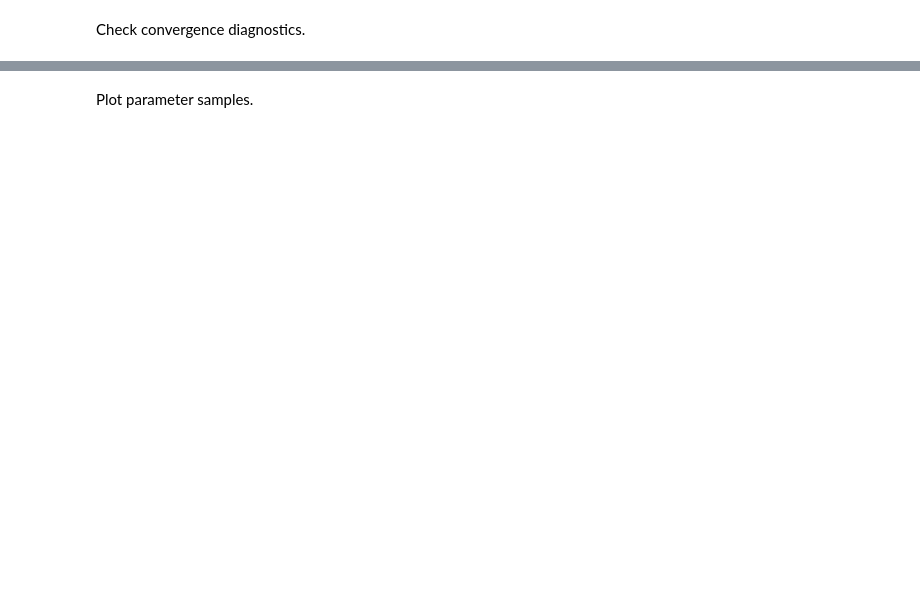
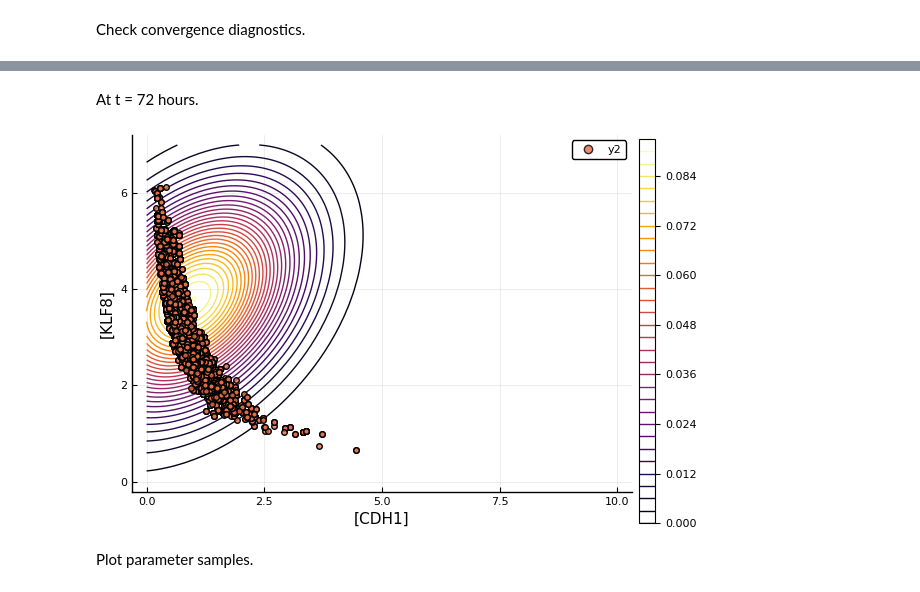
Before and after one commit to ben18785/inverse-sensitivity, a Jupyter notebook: src/s_tu_et_al_2019.ipynb, the cells around one changed output, grey strips where cells are left out. Saved outputs shown, nothing was run; the diff lists cells and outputs as text; code cells hidden in the pictures; blank space fills up the shorter version.

```diff
--- a/src/s_tu_et_al_2019.ipynb
+++ b/src/s_tu_et_al_2019.ipynb
@@ -441,3 +455,23 @@ ylabel!("[KLF8]")
+# %% [markdown]
+At t = 72 hours.
+# %%
+nwarmup = 2000
+noutputs = nsamples
+
+dist1 = MvNormal([1.0, 3.8],
+        [[1.9  0.7];
+         [0.7  1.9]])
+
+pyplot()
+V(x,y) = pdf(dist1, [x, y])
+x = range(0, 10, length=100)
+y = range(0, 7, length=100)
+contour(x, y, (x,y)->V(x,y), levels=30)
+scatter!(vResults[1]["outputs"][nwarmup:noutputs, 3], vResults[1]["outputs"][nwarmup:noutputs, 4], alpha=0.8)
+xlabel!("[CDH1]")
+ylabel!("[KLF8]")
+# %% [output]
+[figure, added]
 # %% [markdown]
 Plot parameter samples.
 # %%
```
Also changed, not shown: parts of 24 cells of this notebook, 6 other files.
